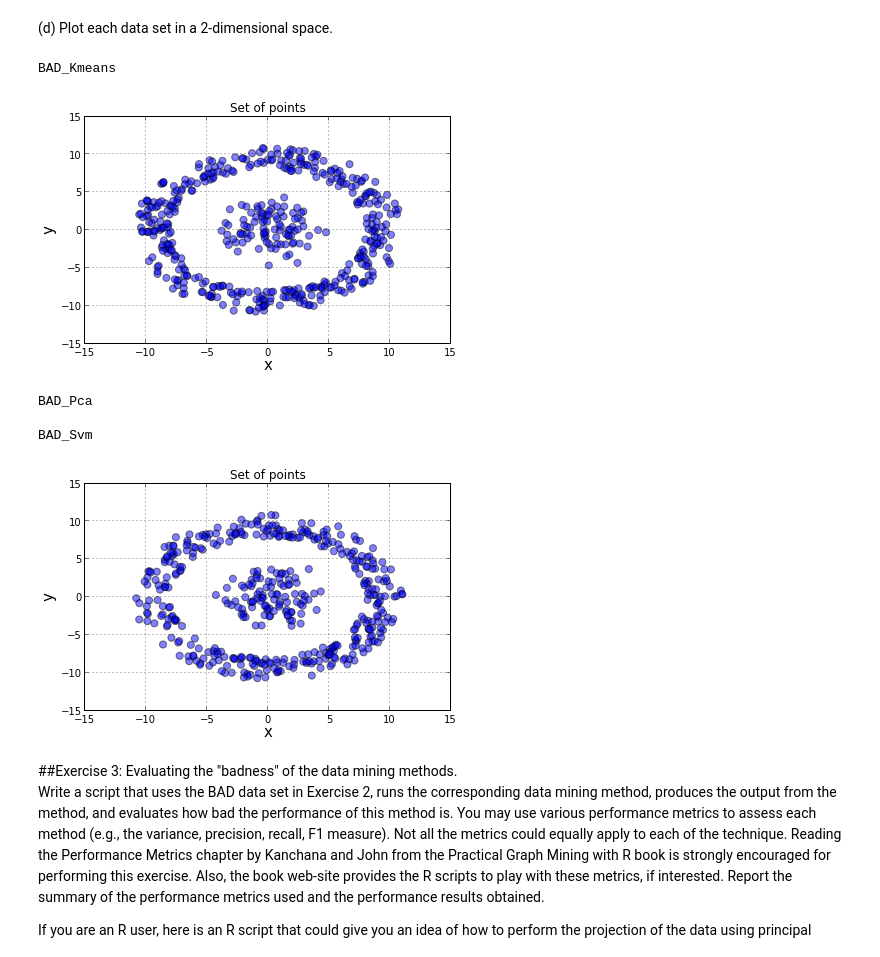
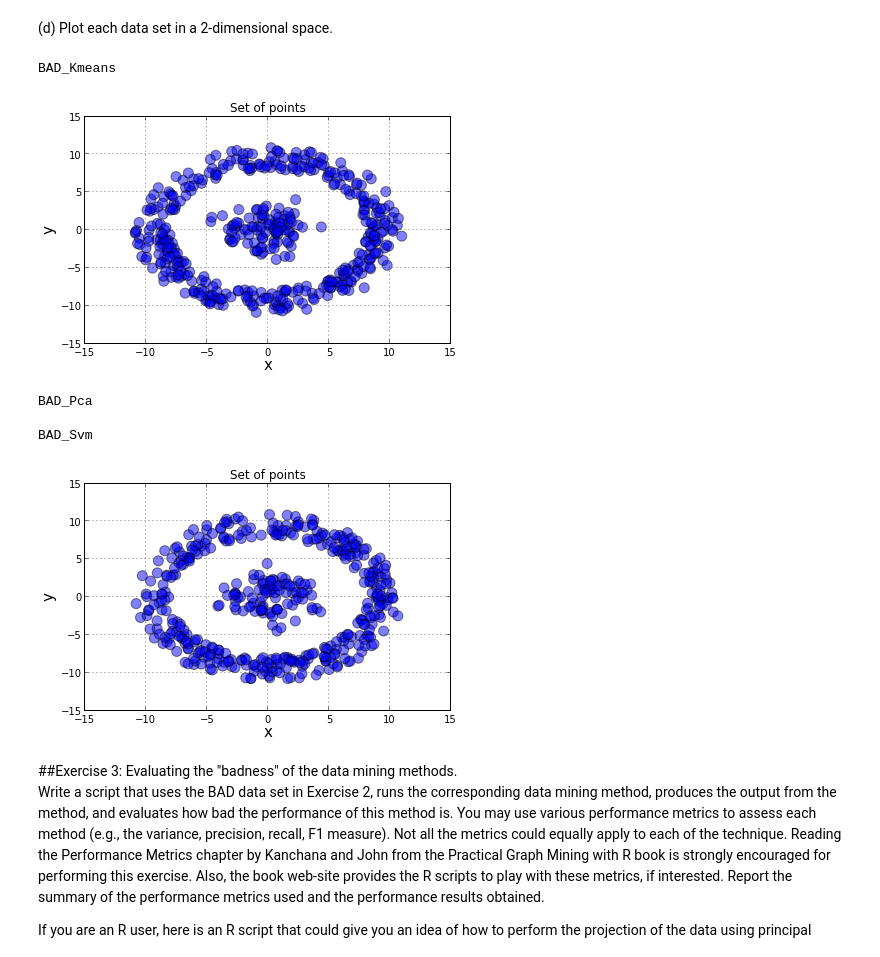
Before and after one commit to sagarjauhari/graph_mining, a Jupyter notebook: Graph Data Mining - L3.ipynb, the cells around one changed output. Saved outputs shown, nothing was run; the diff lists cells and outputs as text; code cells hidden in the pictures.

```diff
--- a/Graph Data Mining - L3.ipynb
+++ b/Graph Data Mining - L3.ipynb
@@ -47,2 +45,5 @@ def gen_bad_kmeans(n):
+# %%
+n = 100
+bad_kmeans = gen_concentric_gaus(n)
 # %% [markdown]
 (b) BAD_pca: The data set for which the Principal Component Analysis (PCA) dimension reduction method upon projection of the original points into 1-dimensional space (i.e., the first eigenvector) will not perform well.
@@ -57,13 +54,27 @@ def gen_bad_svm(n):
+# %%
+bad_svm = gen_concentric_gaus(n)
 # %% [markdown]
  (d) Plot each data set in a 2-dimensional space.
 # %%
-def plot_pts(n):
+def plot_pts(n,marker_idx=None):
     fig, ax = plt.subplots()
+
+    markers = ['o','s','p','*', 'x']
 
     x = [i[0] for i in n]
     y = [i[1] for i in n]
 
-    ax.scatter(x, y, s=50, alpha=0.5)
+    if marker_idx == None:
+        ax.scatter(x, y, s=100, alpha=0.5)
+    else:
+        for r in range(0,2):
+            idx = [i for i in range(0,
+                len(marker_idx)) if marker_idx[i]==r]
+            x_i = [x[i] for i in idx]
+            y_i = [y[i] for i in idx]
+            ax.scatter(x_i, y_i, s=100, alpha=0.5,
+                marker=markers[r],
+                label = 'Cluster'+str(r))
 
     ax.set_xlabel('x', fontsize=15)
     ax.set_ylabel('y', fontsize=15)
@@ -75,20 +86,20 @@ def plot_pts(n):
     plt.show()
 # %%
 print "BAD_Kmeans"
-plot_pts(gen_bad_kmeans(100))
+plot_pts(bad_kmeans)
 
 print "\nBAD_Pca"
-#plot_pts(gen_bad_pca(100))
+#plot_pts(bad_pca)
 
 print "\nBAD_Svm"
-plot_pts(gen_bad_svm(100))
+plot_pts(bad_svm)
 # %% [output]
 BAD_Kmeans
-[figure, old version]
+[figure, new version]
 BAD_Pca
 
 BAD_Svm
-[figure, old version]
+[figure, new version]
 # %% [markdown]
 ##Exercise 3: Evaluating the "badness" of the data mining methods.
 Write a script that uses the BAD data set in Exercise 2, runs the corresponding data mining method, produces the output from the method, and evaluates how bad the performance of this method is. You may use various performance metrics to assess each method (e.g., the variance, precision, recall, F1 measure). Not all the metrics could equally apply to each of the technique. Reading the Performance Metrics chapter by Kanchana and John from the Practical Graph Mining with R book is strongly encouraged for performing this exercise. Also, the book web-site provides the R scripts to play with these metrics, if interested. Report the summary of the performance metrics used and the performance results obtained.
```
Also changed, not shown: parts of 7 cells of this notebook.
